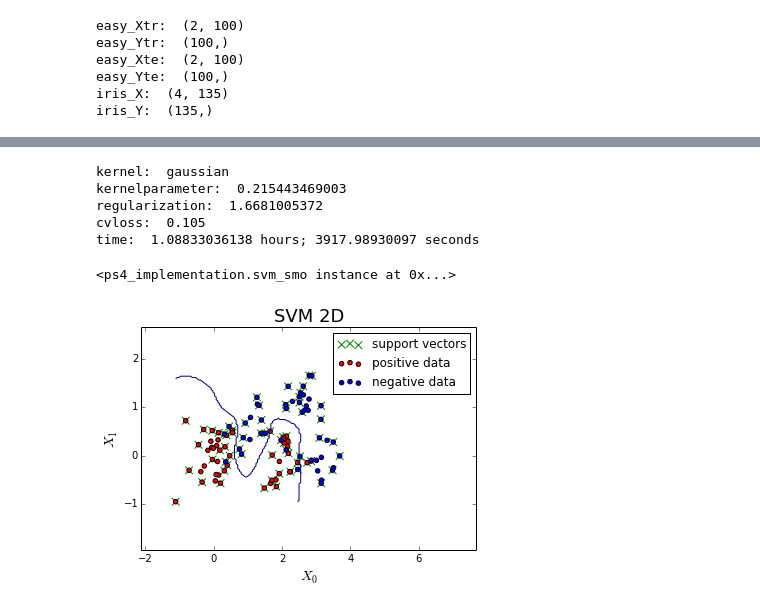
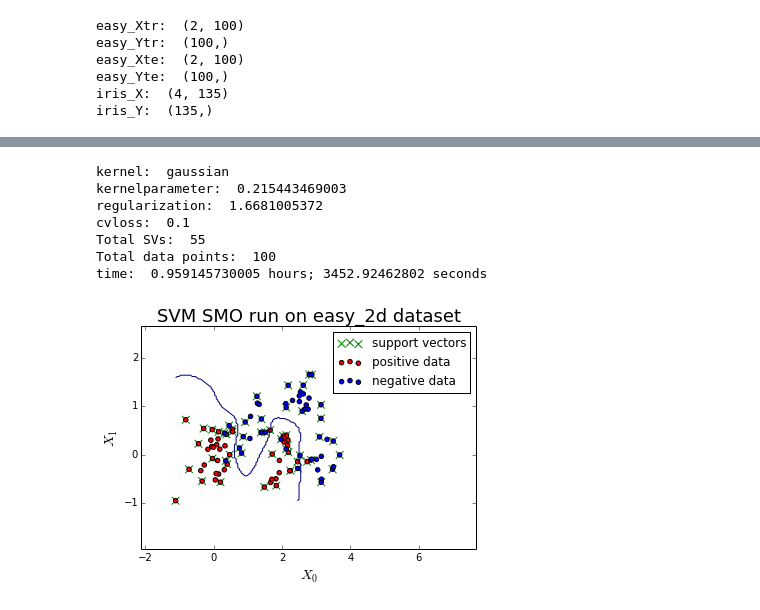
Before and after one commit to philjjoon/Lab-MachineLearning, a Jupyter notebook: ProblemSet-04/ps4_tests_and_stubs/ps4_application.ipynb, the cells around one changed output, grey strips where cells are left out. Saved outputs shown, nothing was run; the diff lists cells and outputs as text; code cells hidden in the pictures.

```diff
--- a/ProblemSet-04/ps4_tests_and_stubs/ps4_application.ipynb
+++ b/ProblemSet-04/ps4_tests_and_stubs/ps4_application.ipynb
@@ -76,18 +85,18 @@ print 'kernel: ', cvkrr.kernel
 print 'kernelparameter: ', cvkrr.kernelparameter
 print 'regularization: ', cvkrr.C
 print 'cvloss: ', cvkrr.cvloss
+print 'Total SVs: ', len(cvkrr.alpha_sv)
+print 'Total data points: ', len(easy_Ytr)
 print 'time: ', cvkrr.time / 3600, 'hours;', cvkrr.time, 'seconds'
 # %% [output]
 kernel:  gaussian
 kernelparameter:  0.215443469003
 regularization:  1.6681005372
-cvloss:  0.105
-time:  1.08833036138 hours; 3917.98930097 seconds
+cvloss:  0.1
+Total SVs:  55
+Total data points:  100
+time:  0.959145730005 hours; 3452.92462802 seconds
-# %%
-cvkrr.predict(easy_Xte)
-# %% [output]
-<ps4_implementation.svm_smo instance at 0x...>
 # %%
-imp.plot_svm_2d(easy_Xtr, easy_Ytr, svm)
+imp.plot_svm_2d(easy_Xtr, easy_Ytr, cvkrr, title='SVM SMO run on easy_2d dataset')
 # %% [output]
-[figure, old version]
+[figure, new version]
```
Also changed, not shown: parts of 14 cells of this notebook, 28 other files.
